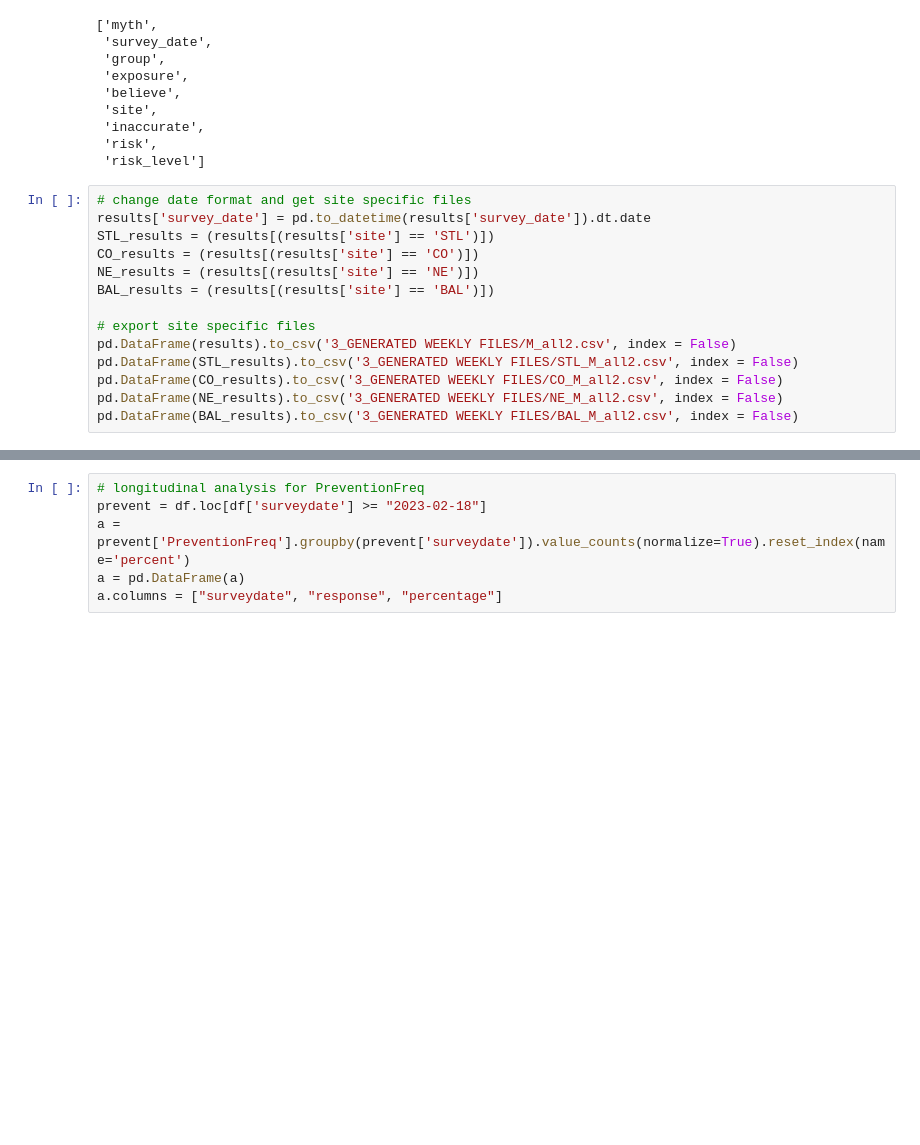
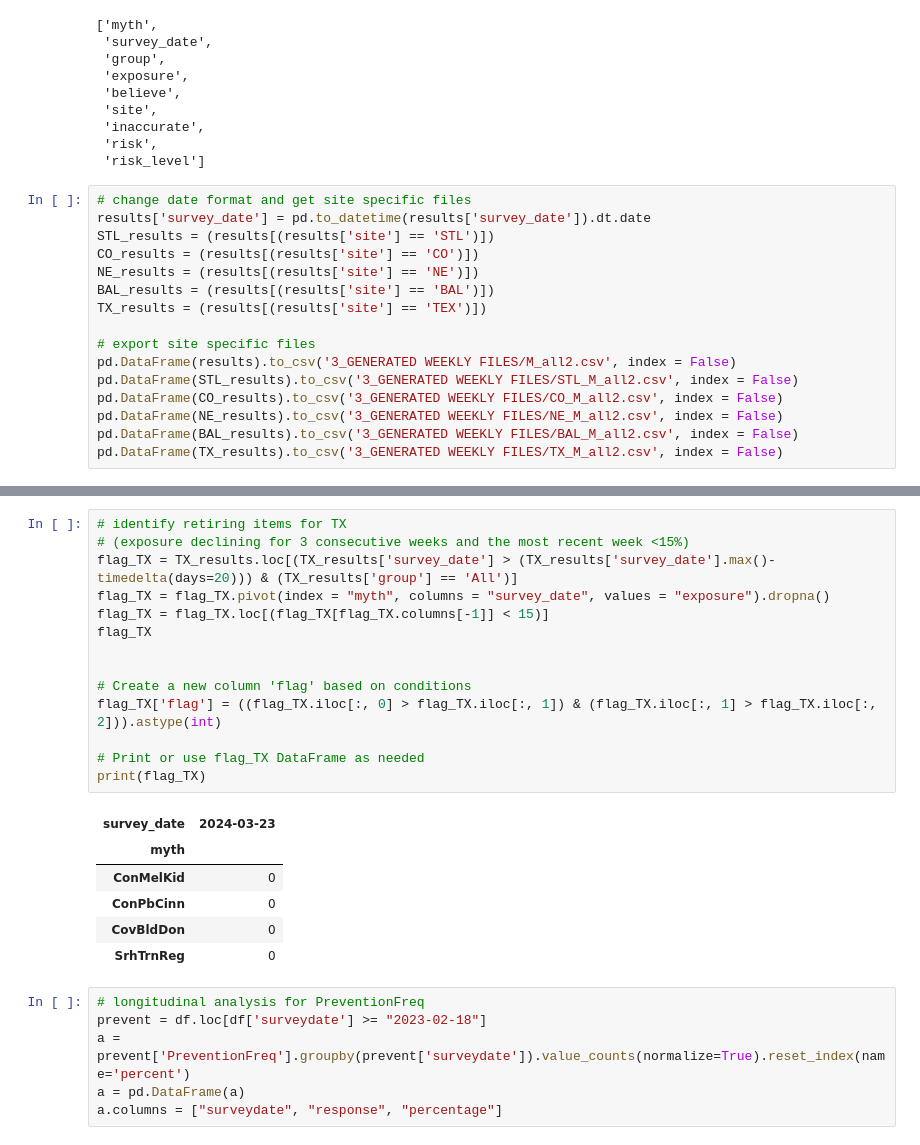
Before and after one commit to kijohnson/P3-code-data-processing, a Jupyter notebook: P3code.ipynb, the cells around one changed output, grey strips where cells are left out. Drawn from its saved outputs; the diff is of its cells as text; blank space fills up the shorter version.

```diff
--- a/P3code.ipynb
+++ b/P3code.ipynb
@@ -442,6 +468,7 @@ STL_results = (results[(results['site'] == 'STL')])
 CO_results = (results[(results['site'] == 'CO')])
 NE_results = (results[(results['site'] == 'NE')])
 BAL_results = (results[(results['site'] == 'BAL')])
+TX_results = (results[(results['site'] == 'TEX')])
 
 # export site specific files
 pd.DataFrame(results).to_csv('3_GENERATED WEEKLY FILES/M_all2.csv', index = False)
@@ -449,6 +476,7 @@ pd.DataFrame(STL_results).to_csv('3_GENERATED WEEKLY FILES/STL_M_all2.csv', inde
 pd.DataFrame(CO_results).to_csv('3_GENERATED WEEKLY FILES/CO_M_all2.csv', index = False)
 pd.DataFrame(NE_results).to_csv('3_GENERATED WEEKLY FILES/NE_M_all2.csv', index = False)
 pd.DataFrame(BAL_results).to_csv('3_GENERATED WEEKLY FILES/BAL_M_all2.csv', index = False)
+pd.DataFrame(TX_results).to_csv('3_GENERATED WEEKLY FILES/TX_M_all2.csv', index = False)
 # %%
 results.head()
 BAL_results.head()
@@ -532,3 +582,24 @@ IndexingError: Unalignable boolean Series provided as indexer (index of the bool
+# %%
+# identify retiring items for TX
+# (exposure declining for 3 consecutive weeks and the most recent week <15%)
+flag_TX = TX_results.loc[(TX_results['survey_date'] > (TX_results['survey_date'].max()-timedelta(days=20))) & (TX_results['group'] == 'All')]
+flag_TX = flag_TX.pivot(index = "myth", columns = "survey_date", values = "exposure").dropna()
+flag_TX = flag_TX.loc[(flag_TX[flag_TX.columns[-1]] < 15)]
+flag_TX
+
+
+# Create a new column 'flag' based on conditions
+flag_TX['flag'] = ((flag_TX.iloc[:, 0] > flag_TX.iloc[:, 1]) & (flag_TX.iloc[:, 1] > flag_TX.iloc[:, 2])).astype(int)
+
+# Print or use flag_TX DataFrame as needed
+print(flag_TX)
+# %% [output]
+| survey_date | 2024-03-23 |
+| myth |  |
+| ConMelKid | 0 |
+| ConPbCinn | 0 |
+| CovBldDon | 0 |
+| SrhTrnReg | 0 |
 # %%
 # longitudinal analysis for PreventionFreq
 prevent = df.loc[df['surveydate'] >= "2023-02-18"]
```
Also changed, not shown: parts of 22 cells of this notebook.
